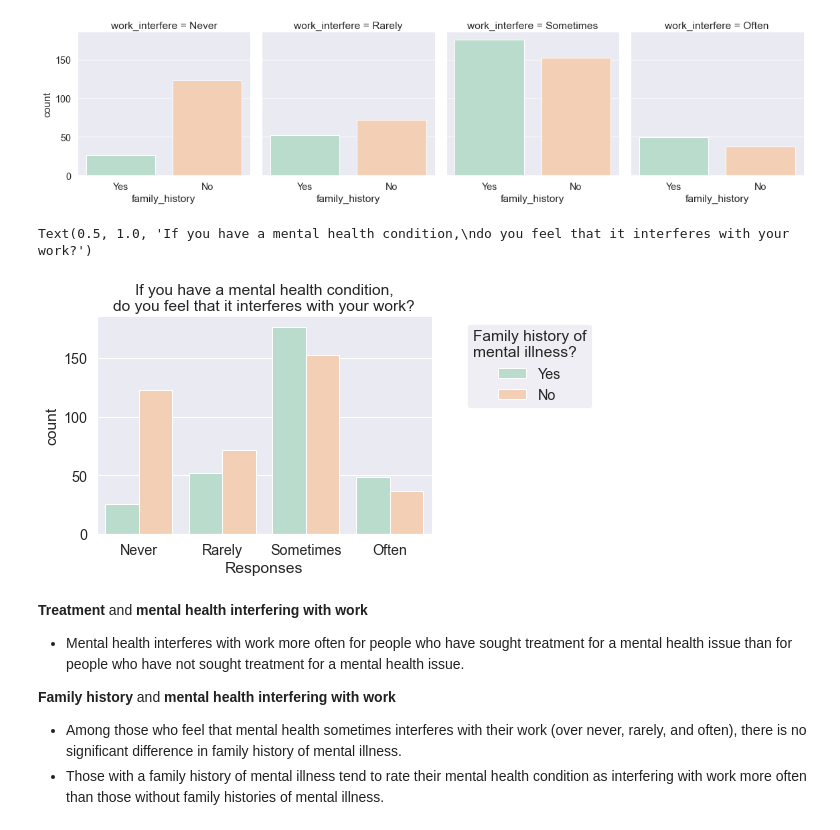
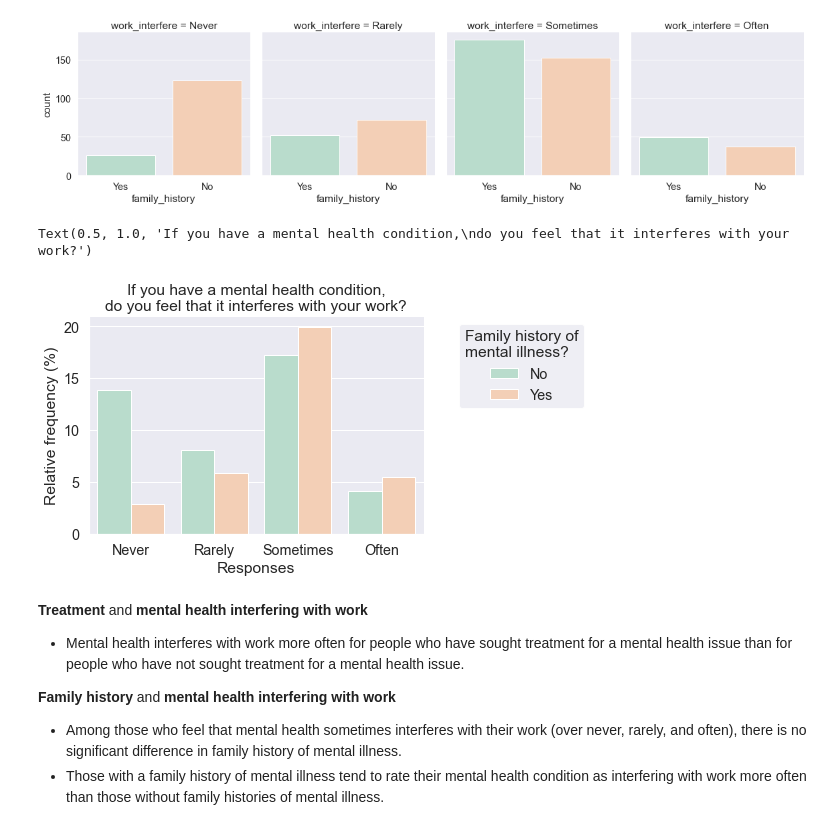
Before and after one commit to cltomiyama/MentalHealthSurvey_analysis, a Jupyter notebook: analysis/gale/analysis_notebook_gc.ipynb, the cells around one changed output. Saved outputs shown, nothing was run; the diff lists cells and outputs as text; code cells hidden in the pictures.

```diff
--- a/analysis/gale/analysis_notebook_gc.ipynb
+++ b/analysis/gale/analysis_notebook_gc.ipynb
@@ -288,6 +303,9 @@ plt.legend(bbox_to_anchor=(1,1), title='Mental health\ninterfering with work', e
 ### work_interfere and family_history
 # %%
 interfere_history = mh0.groupby('family_history')['work_interfere'].value_counts().to_frame().rename(columns={'work_interfere':'count'})
+pfg.rel_freq_within_grp(interfere_history)
+
 interfere_history['rel_freq'] = round(((interfere_history['count'] / interfere_history['count'].sum()) * 100),2)
+interfere_history['withingrp_relfreq'] = interfere_history['rel_freq'].apply(lambda x : round(x,2))
 interfere_history
 # %% [output]
@@ -305,0 +324,3 @@ interfere_history
+# %%
+interfere_history_index = interfere_history.reset_index()
+interfere_history_index
@@ -310,13 +343,13 @@ g = sns.catplot(x="family_history", col="work_interfere", col_wrap=4,
 # %% [output]
 [figure]
 # %%
-sns.countplot(data=mh0, x='work_interfere', hue='family_history', order=sorted_freq_labels)
+sns.barplot(data=interfere_history_index, x='work_interfere', y='rel_freq', hue='family_history', order=sorted_freq_labels)
 plt.legend(title='Family history of\nmental illness?', bbox_to_anchor=(1.5,1), edgecolor='1')
-plt.xlabel('Responses')
+plt.xlabel('Responses') and plt.ylabel('Relative frequency (%)')
 plt.title('If you have a mental health condition,\ndo you feel that it interferes with your work?')
 # %% [output]
 Text(0.5, 1.0, 'If you have a mental health condition,\ndo you feel that it interferes with your work?')
-[figure, old version]
+[figure, new version]
 # %% [markdown]
 **Treatment** and **mental health interfering with work**
 - Mental health interferes with work more often for people who have sought treatment for a mental health issue than for people who have not sought treatment for a mental health issue.
```
Also changed, not shown: parts of 7 cells of this notebook.
